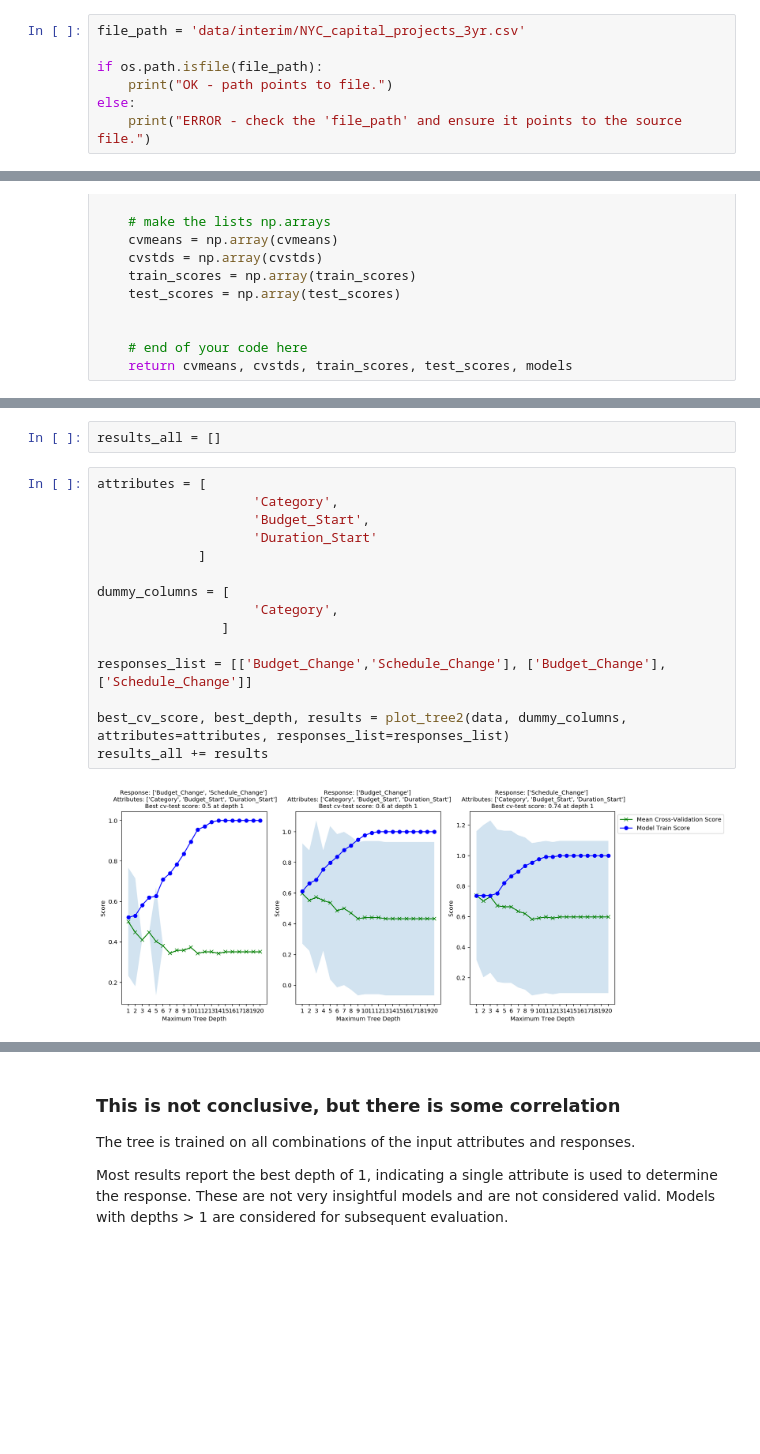
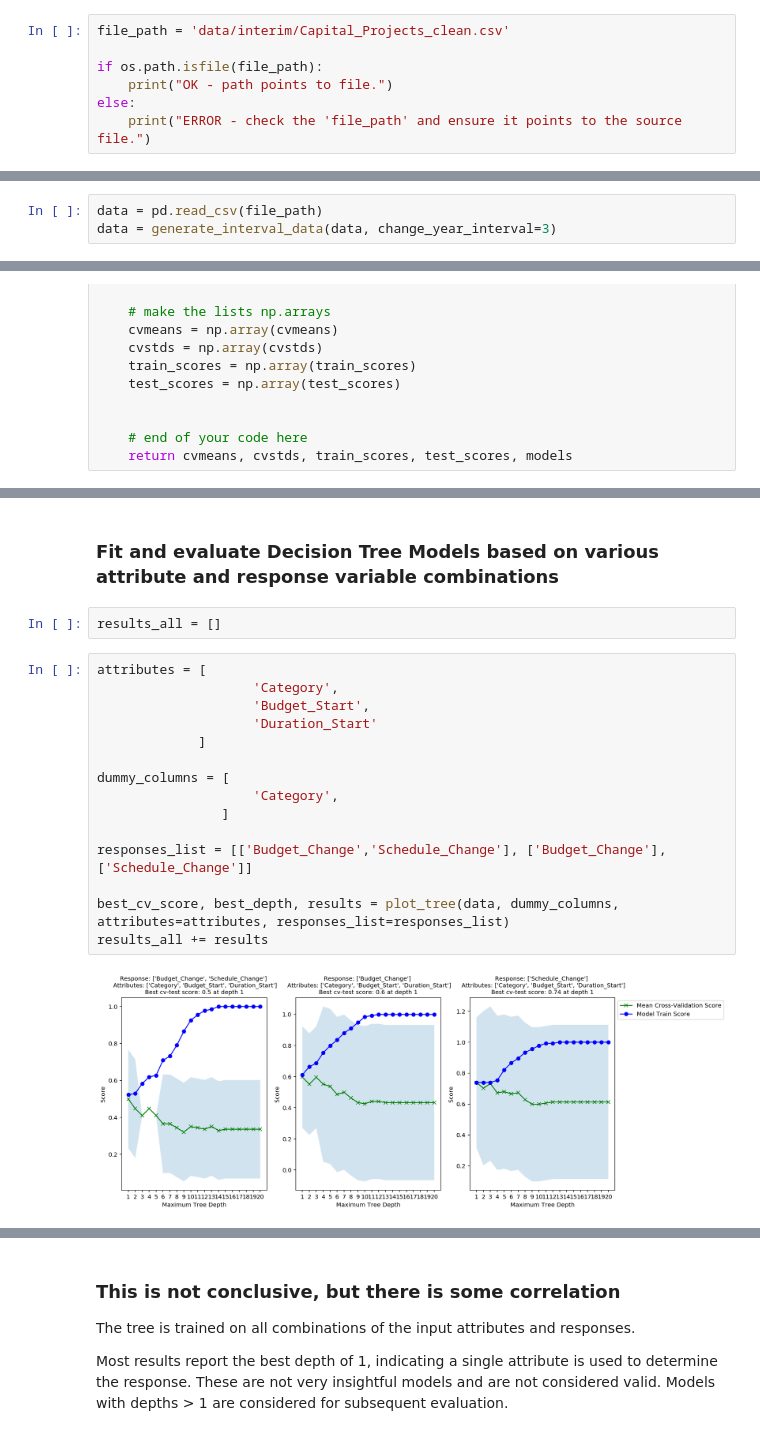
Before and after one commit to sedelmeyer/cs109b_groupproject, a Jupyter notebook: 0X_tree_models.ipynb, the cells around one changed output, grey strips where cells are left out. Cells and saved outputs as stored; diff of their text form; blank space fills up the shorter version.

```diff
--- a/0X_tree_models.ipynb
+++ b/0X_tree_models.ipynb
@@ -40,5 +43,5 @@ from src.model import *
 # %%
-file_path = 'data/interim/NYC_capital_projects_3yr.csv'
+file_path = 'data/interim/Capital_Projects_clean.csv'
 
 if os.path.isfile(file_path):
     print("OK - path points to file.")
@@ -69,0 +54,3 @@ for col in datetime_cols:
+# %%
+data = pd.read_csv(file_path)
+data = generate_interval_data(data, change_year_interval=3)
@@ -451,22 +395,24 @@ def plot_tree2(data, dummy_cols:list, attributes:list, responses_list:list):
+# %% [markdown]
+### Fit and evaluate Decision Tree Models based on various attribute and response variable combinations
 # %%
 results_all = []
 # %%
 attributes = [
                     'Category',
                     'Budget_Start',
                     'Duration_Start'
              ]
 
 dummy_columns = [
                     'Category',
                 ]
 
 responses_list = [['Budget_Change','Schedule_Change'], ['Budget_Change'], ['Schedule_Change']]
 
-best_cv_score, best_depth, results = plot_tree2(data, dummy_columns, attributes=attributes, responses_list=responses_list)
+best_cv_score, best_depth, results = plot_tree(data, dummy_columns, attributes=attributes, responses_list=responses_list)
 results_all += results
 # %% [output]
-[figure, old version]
+[figure, new version]
 # %%
 attributes = [
                     'Category',
```
Also changed, not shown: parts of 37 cells of this notebook.
